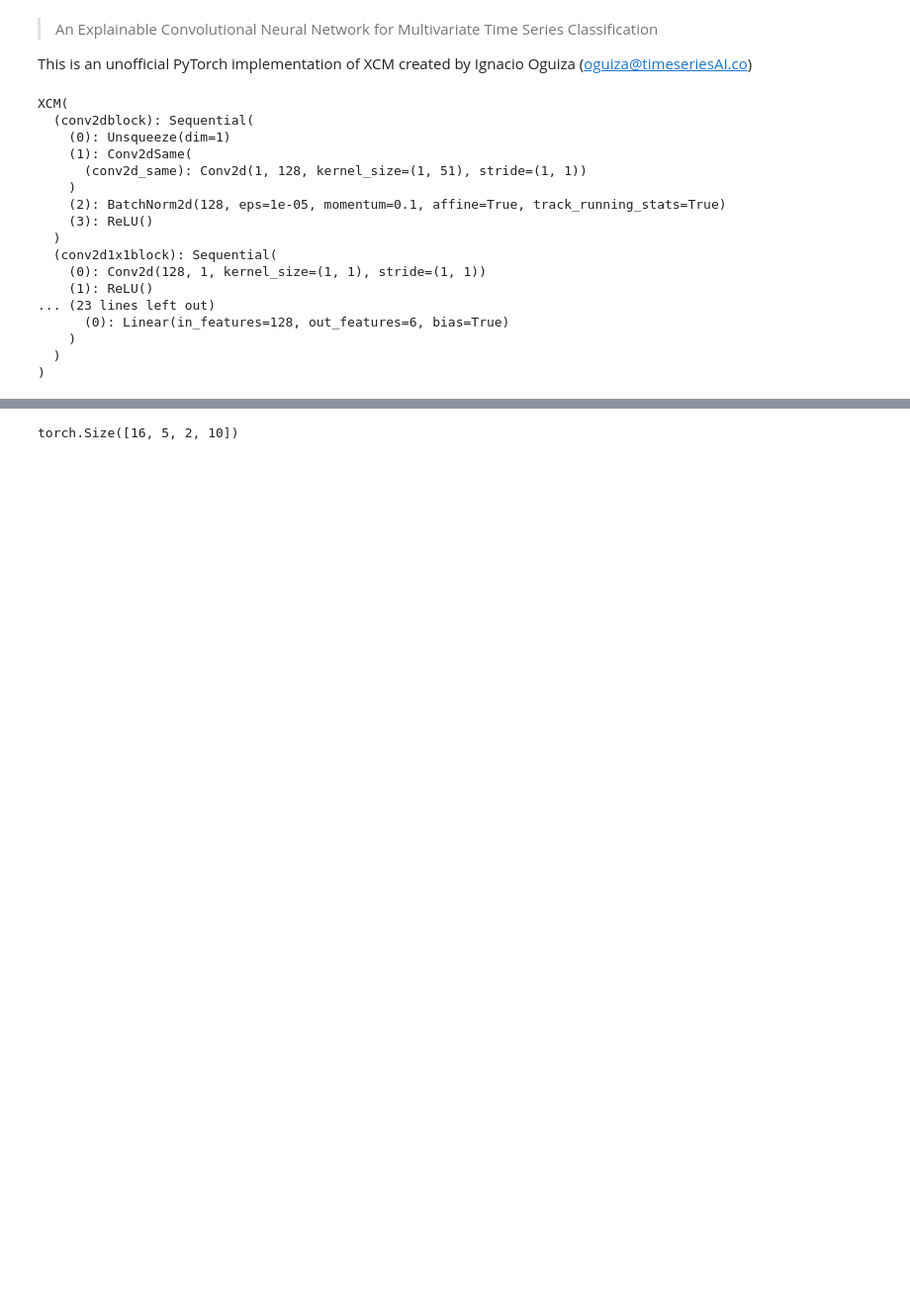
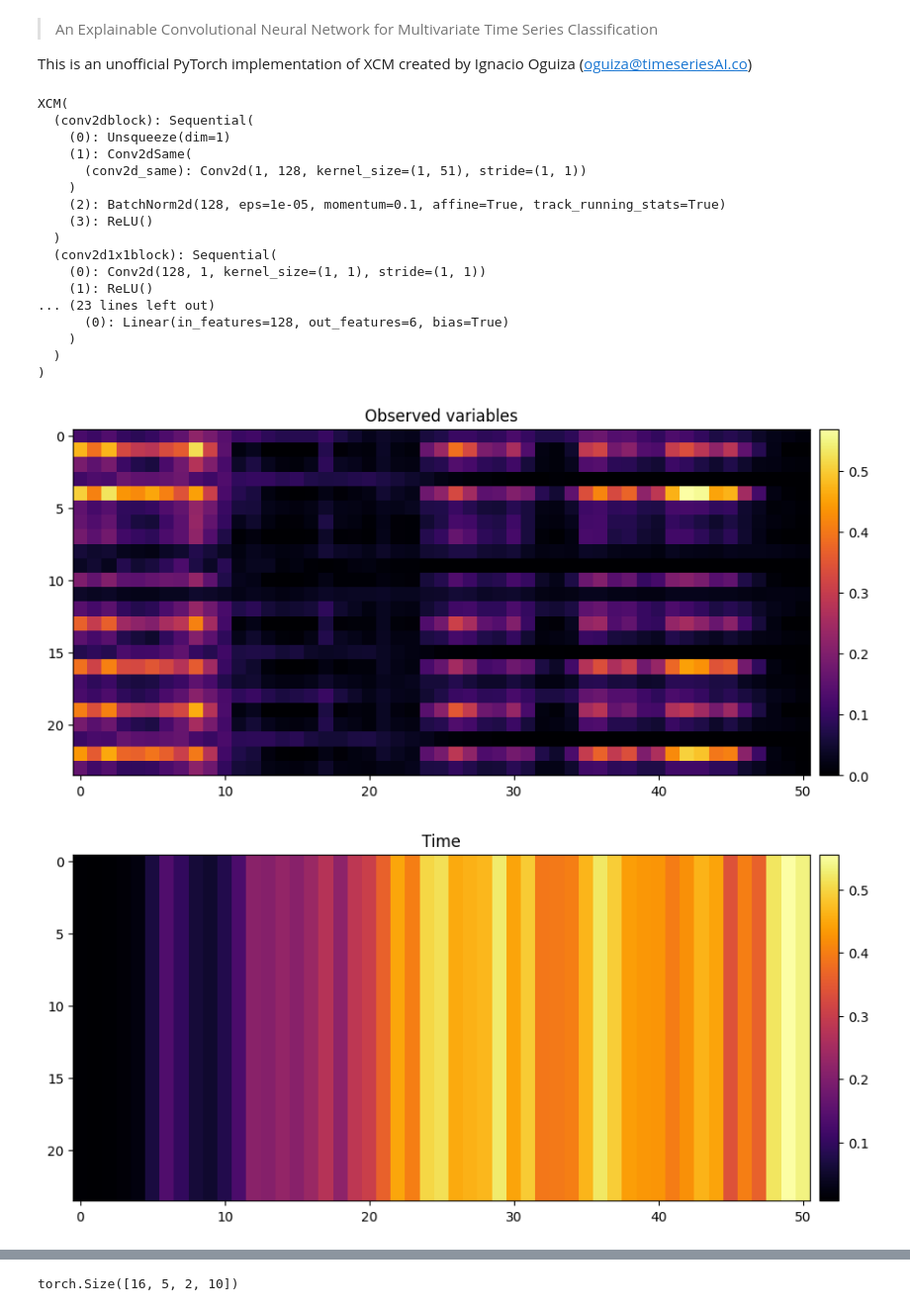
Before and after one commit to timeseriesAI/tsai, a Jupyter notebook: nbs/061_models.XCM.ipynb, the cells around one changed output, grey strips where cells are left out. Shown at 99% size. Cells and saved outputs as stored; diff of their text form; code cells hidden in the pictures; blank space fills up the shorter version.

```diff
--- a/nbs/061_models.XCM.ipynb
+++ b/nbs/061_models.XCM.ipynb
@@ -127,6 +131,11 @@ XCM(
     )
   )
 )
+# %%
+model.show_gradcam(xb, yb)
+# %% [output]
+[figure, added]
+[figure, added]
 # %%
 model.show_gradcam(xb[0], yb[0])
 # %% [output]
```
Also changed, not shown: parts of 4 cells of this notebook, 10 other files.
